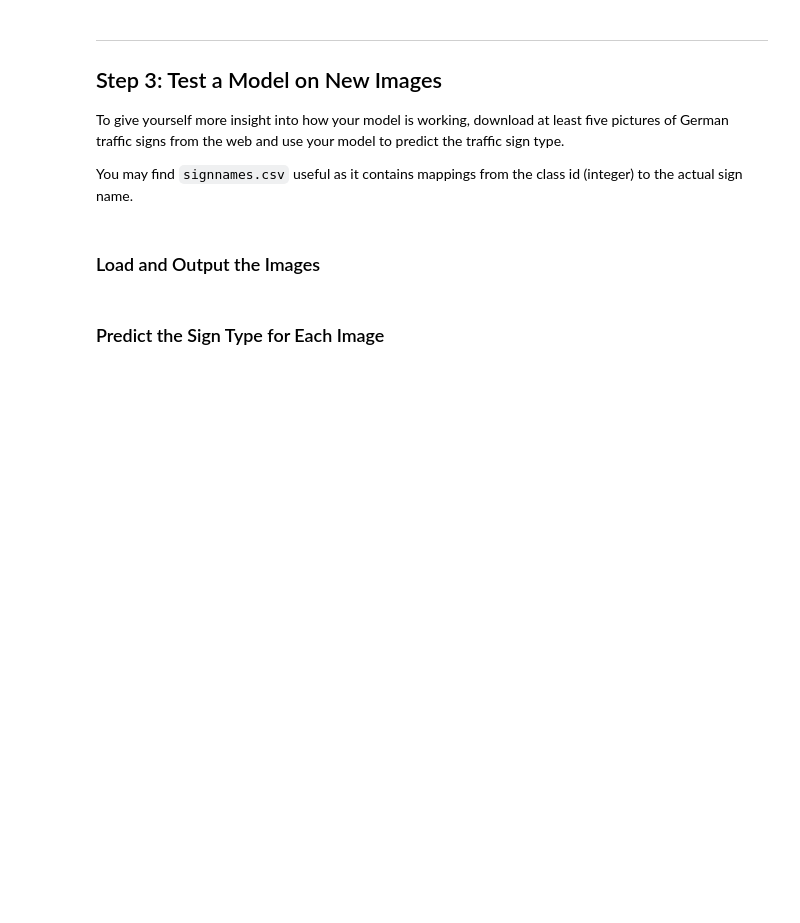
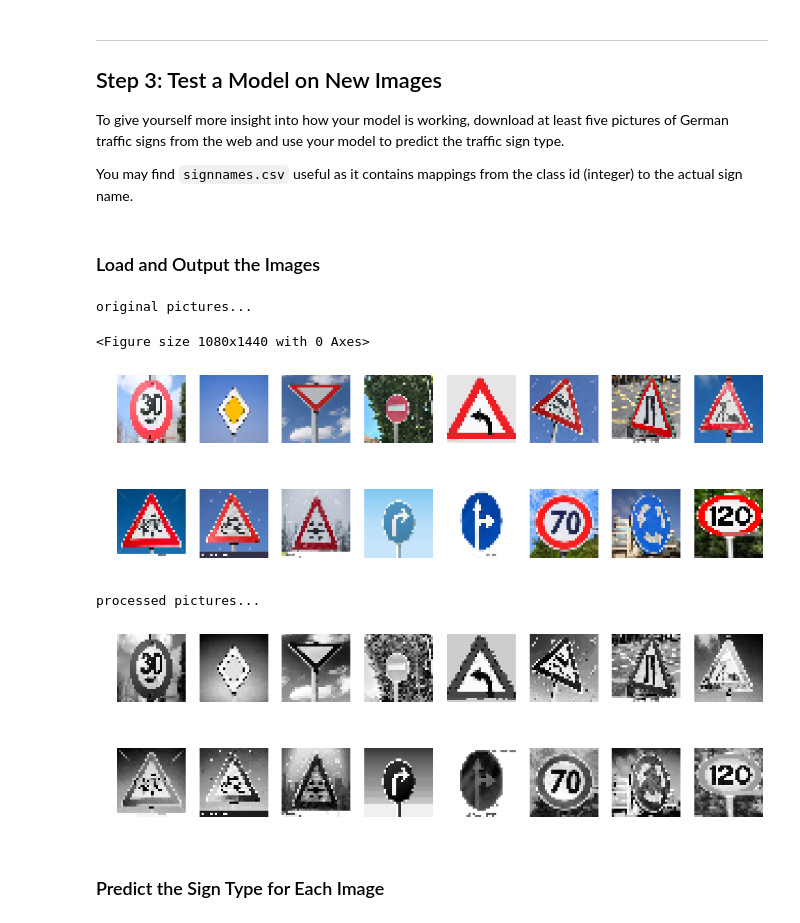
Before and after one commit to xjtuyanshi/CarND-Traffic-Sign-Classifier-Project, a Jupyter notebook: Traffic_Sign_Classifier.ipynb, the cells around one changed output. Cells and saved outputs as stored; diff of their text form; code cells hidden in the pictures; blank space fills up the shorter version.

```diff
--- a/Traffic_Sign_Classifier.ipynb
+++ b/Traffic_Sign_Classifier.ipynb
@@ -167,6 +305,11 @@ def preprocess(X):
 # %% [markdown]
 A validation set can be used to assess how well the model is performing. A low accuracy on the training and validation
 sets imply underfitting. A high accuracy on the training set but low accuracy on the validation set implies overfitting.
+# %%
+# prep data
+X_train = np.expand_dims(X_train, axis=3)
+X_valid = np.expand_dims(X_valid, axis=3)
+X_test = np.expand_dims(X_test, axis=3)
 # %%
 ### Train your model here.
 ### Calculate and report the accuracy on the training and validation set.
@@ -175,0 +344,10 @@ sets imply underfitting. A high accuracy on the training set but low accuracy on
+# %%
+def evaluate(X_data, y_data):
+    num_examples = len(X_data)
+    total_accuracy = 0
+    sess = tf.get_default_session()
+    for offset in range(0, num_examples, BATCH_SIZE):
+        batch_x, batch_y = X_data[offset:offset+BATCH_SIZE], y_data[offset:offset+BATCH_SIZE]
+        accuracy = sess.run(accuracy_operation, feed_dict={x: batch_x, y: batch_y,keep_prob:1.00})
+        total_accuracy += (accuracy * len(batch_x))
+    return total_accuracy / num_examples
@@ -189,2 +428,60 @@ You may find `signnames.csv` useful as it contains mappings from the class id (i
+# %%
+### Load the images and plot them here.
+### Feel free to use as many code cells as needed.
+
+import csv
+import pandas as pd
+%matplotlib inline
+
+sign_names = {}
+
+# with open('signnames.csv', 'rt') as csvfile:
+#     reader = csv.reader(csvfile)
+#     for row in reader:
+#         sign_names[row[0]] = row[1]
+
+sign_df = pd.read_csv('signnames.csv')
+sign_df.set_index('ClassId')
+sign_names = sign_df['SignName'].values
+test_images = []
+test_images_sign_id = []
+test_images_sign_names = []
+path = './test_images/'
+
+plt.figure(figsize=(15, 20))
+
+for image in os.listdir(path):
+    img = cv2.imread(path+image)
+
+    img = cv2.resize(img, (32,32))
+    img = cv2.cvtColor(img, cv2.COLOR_BGR2RGB)
+    test_images.append(img)
+    img_id = int(image.split("-",1)[0])
+    test_images_sign_id.append(img_id)
+    test_images_sign_names.append(sign_df[sign_df.index==img_id]["SignName"].values[0] )
+
+test_images = np.array(test_images)
+
+# plot images
+plt.figure(figsize=(15,5),dpi=80)
+proecessed_test_images = preprocess(test_images)
+print("original pictures...")
+for i, image in enumerate(test_images):
+    plt.subplot(2,8,i+1)
+    plt.imshow(image), plt.axis('off')
+plt.show()
+plt.figure(figsize=(15,5),dpi=80)
+print("processed pictures...")
+for i, image in enumerate(proecessed_test_images):
+    plt.subplot(2,8,i+1),plt.axis('off')
+    plt.imshow(image,cmap='gray')
+
+plt.show()
+# %% [output]
+original pictures...
+<Figure size 1080x1440 with 0 Axes>
+[figure, added]
+processed pictures...
+[figure, added]
 # %% [markdown]
 ### Predict the Sign Type for Each Image
```
Also changed, not shown: parts of 19 cells of this notebook, 22 other files.
